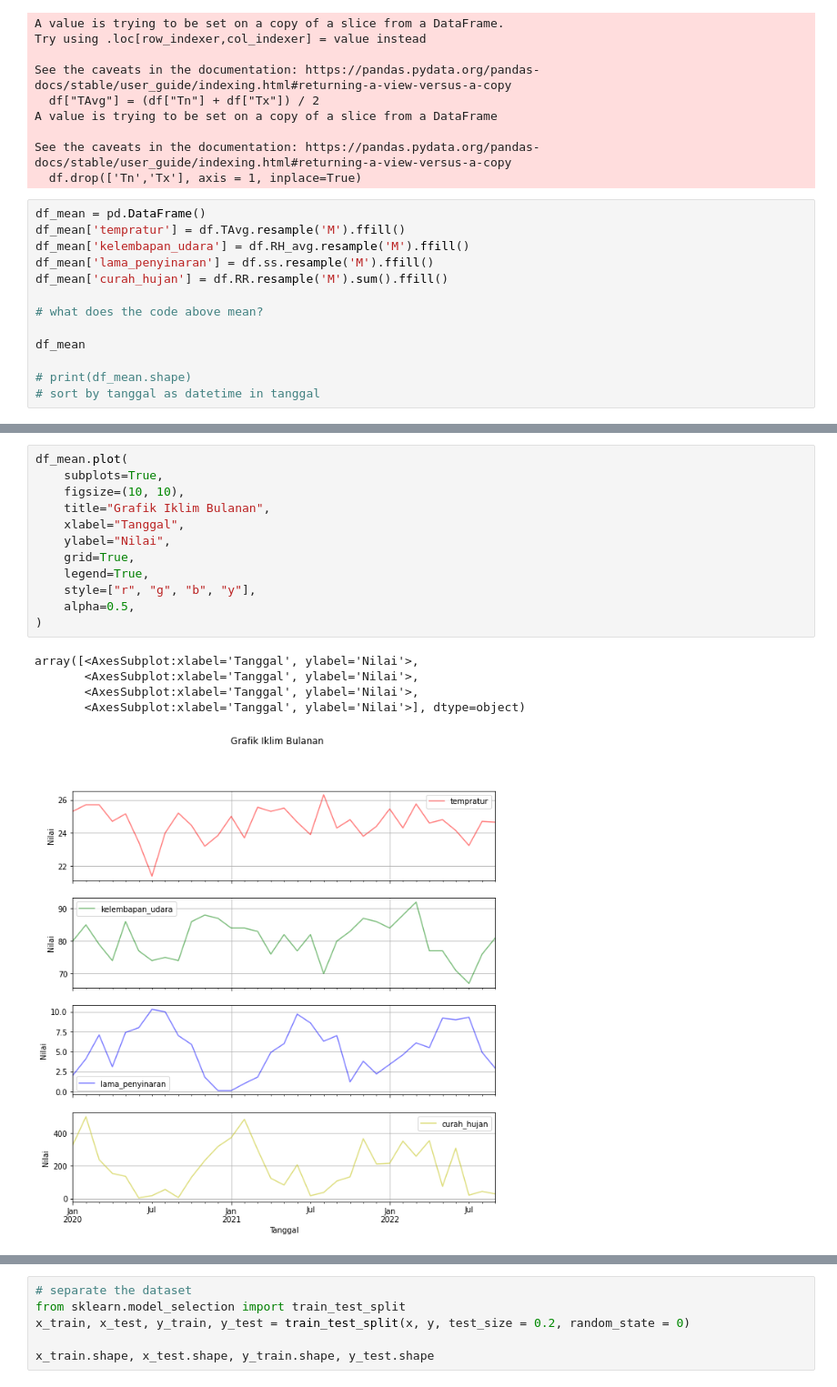
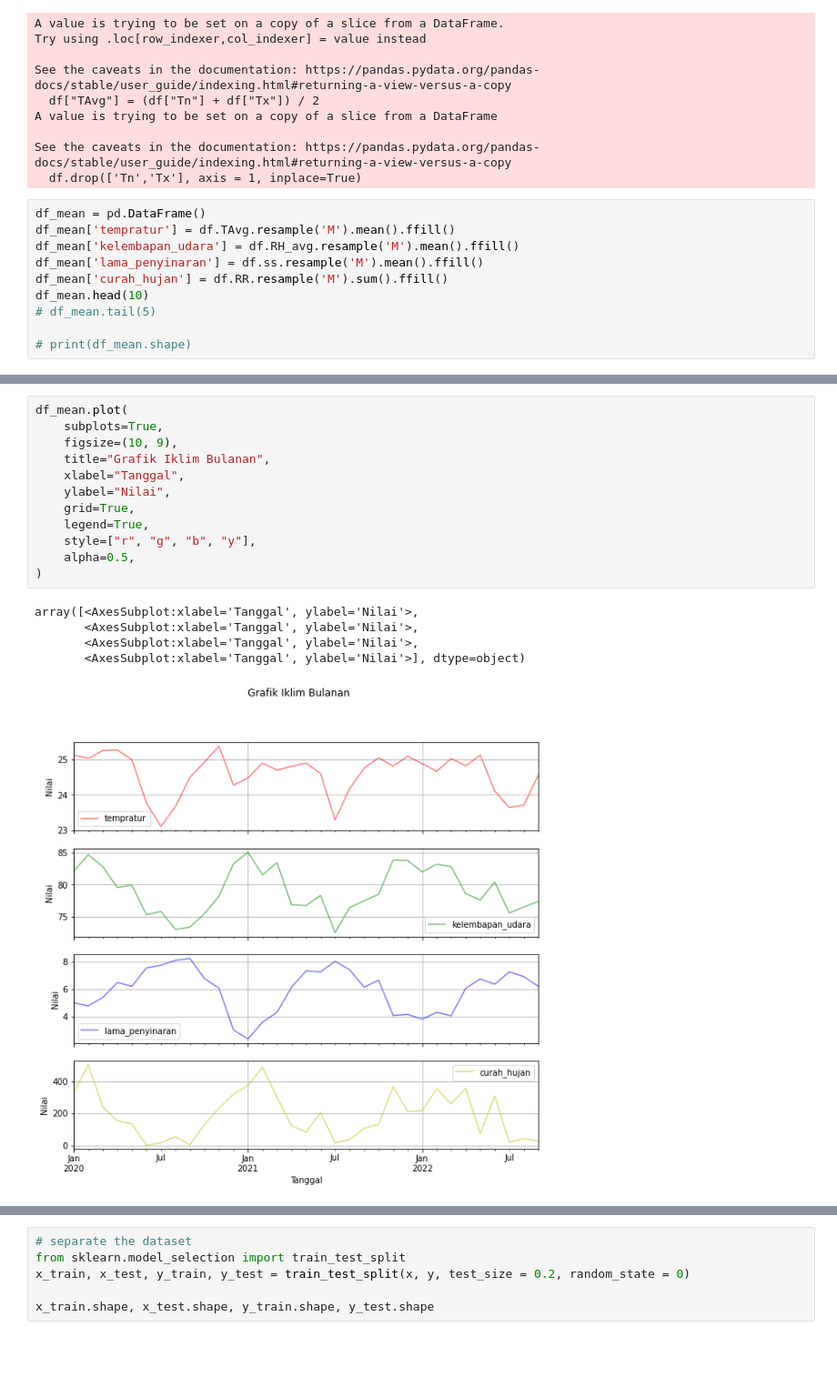
Before and after one commit to rachyharkov/nb-climate-change, a Jupyter notebook: notebook.ipynb, the cells around one changed output, grey strips where cells are left out. Shown at 91% size. Drawn from its saved outputs; the diff is of its cells as text; blank space fills up the shorter version.

```diff
--- a/notebook.ipynb
+++ b/notebook.ipynb
@@ -123,17 +123,14 @@ See the caveats in the documentation: https://pandas.pydata.org/pandas-docs/stab
   df.drop(['Tn','Tx'], axis = 1, inplace=True)
 # %%
 df_mean = pd.DataFrame()
-df_mean['tempratur'] = df.TAvg.resample('M').ffill()
-df_mean['kelembapan_udara'] = df.RH_avg.resample('M').ffill()
-df_mean['lama_penyinaran'] = df.ss.resample('M').ffill()
+df_mean['tempratur'] = df.TAvg.resample('M').mean().ffill()
+df_mean['kelembapan_udara'] = df.RH_avg.resample('M').mean().ffill()
+df_mean['lama_penyinaran'] = df.ss.resample('M').mean().ffill()
 df_mean['curah_hujan'] = df.RR.resample('M').sum().ffill()
-
-# what does the code above mean?
-
-df_mean
+df_mean.head(10)
+# df_mean.tail(5)
 
 # print(df_mean.shape)
-# sort by tanggal as datetime in tanggal
 # %% [output]
 |  | tempratur | kelembapan_udara | lama_penyinaran | curah_hujan |
 | Tanggal |  |  |  |  |
@@ -156,21 +147,21 @@ df_mean
 # %%
 df_mean.plot(
     subplots=True,
-    figsize=(10, 10),
+    figsize=(10, 9),
     title="Grafik Iklim Bulanan",
     xlabel="Tanggal",
     ylabel="Nilai",
     grid=True,
     legend=True,
     style=["r", "g", "b", "y"],
     alpha=0.5,
 )
 # %% [output]
 array([<AxesSubplot:xlabel='Tanggal', ylabel='Nilai'>,
        <AxesSubplot:xlabel='Tanggal', ylabel='Nilai'>,
        <AxesSubplot:xlabel='Tanggal', ylabel='Nilai'>,
        <AxesSubplot:xlabel='Tanggal', ylabel='Nilai'>], dtype=object)
-[figure, old version]
+[figure, new version]
 # %%
 # create new column with three categorical level value 0, 1, 2 based on rr value
 
```
Also changed, not shown: parts of 9 cells of this notebook.
